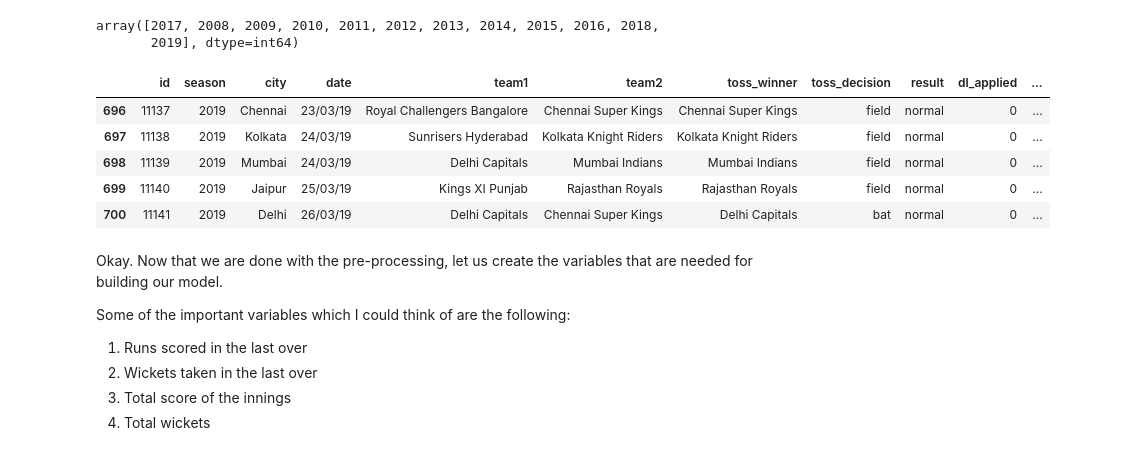
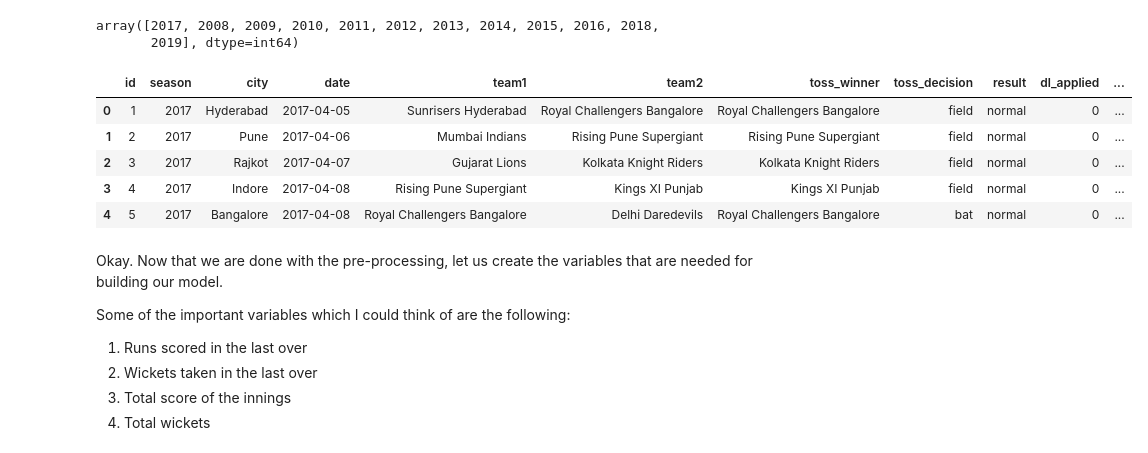
Before and after one commit to Souptik-lilly/cric_pred, a Jupyter notebook: win-probability-prediction-over-by-over_ipl.ipynb, the cells around one changed output. Cells and saved outputs as stored; diff of their text form; code cells hidden in the pictures.

```diff
--- a/win-probability-prediction-over-by-over_ipl.ipynb
+++ b/win-probability-prediction-over-by-over_ipl.ipynb
@@ -43,16 +43,18 @@ array([2017, 2008, 2009, 2010, 2011, 2012, 2013, 2014, 2015, 2016, 2018,
        2019], dtype=int64)
 # %%
 # Let us take only the matches played in 2016 for this analysis #
-match_df = match_df.loc[match_df.season==2019,:]
-match_df = match_df.loc[match_df.dl_applied == 0,:]
+
+# for our use case
+#match_df = match_df.loc[match_df.season.isin([2016,2017,2018,2019]),:]
+#match_df = match_df.loc[match_df.dl_applied == 0,:]
 match_df.head()
 # %% [output]
 |  | id | season | city | date | team1 | team2 | toss_winner | toss_decision | result | dl_applied | ... |
-| 696 | 11137 | 2019 | Chennai | 23/03/19 | Royal Challengers Bangalore | Chennai Super Kings | Chennai Super Kings | field | normal | 0 | ... |
-| 697 | 11138 | 2019 | Kolkata | 24/03/19 | Sunrisers Hyderabad | Kolkata Knight Riders | Kolkata Knight Riders | field | normal | 0 | ... |
-| 698 | 11139 | 2019 | Mumbai | 24/03/19 | Delhi Capitals | Mumbai Indians | Mumbai Indians | field | normal | 0 | ... |
-| 699 | 11140 | 2019 | Jaipur | 25/03/19 | Kings XI Punjab | Rajasthan Royals | Rajasthan Royals | field | normal | 0 | ... |
-| 700 | 11141 | 2019 | Delhi | 26/03/19 | Delhi Capitals | Chennai Super Kings | Delhi Capitals | bat | normal | 0 | ... |
+| 0 | 1 | 2017 | Hyderabad | 2017-04-05 | Sunrisers Hyderabad | Royal Challengers Bangalore | Royal Challengers Bangalore | field | normal | 0 | ... |
+| 1 | 2 | 2017 | Pune | 2017-04-06 | Mumbai Indians | Rising Pune Supergiant | Rising Pune Supergiant | field | normal | 0 | ... |
+| 2 | 3 | 2017 | Rajkot | 2017-04-07 | Gujarat Lions | Kolkata Knight Riders | Kolkata Knight Riders | field | normal | 0 | ... |
+| 3 | 4 | 2017 | Indore | 2017-04-08 | Rising Pune Supergiant | Kings XI Punjab | Kings XI Punjab | field | normal | 0 | ... |
+| 4 | 5 | 2017 | Bangalore | 2017-04-08 | Royal Challengers Bangalore | Delhi Daredevils | Royal Challengers Bangalore | bat | normal | 0 | ... |
 # %% [markdown]
 Okay. Now that we are done with the pre-processing, let us create the variables that are needed for building our model.
 
```
Also changed, not shown: parts of 36 cells of this notebook.
